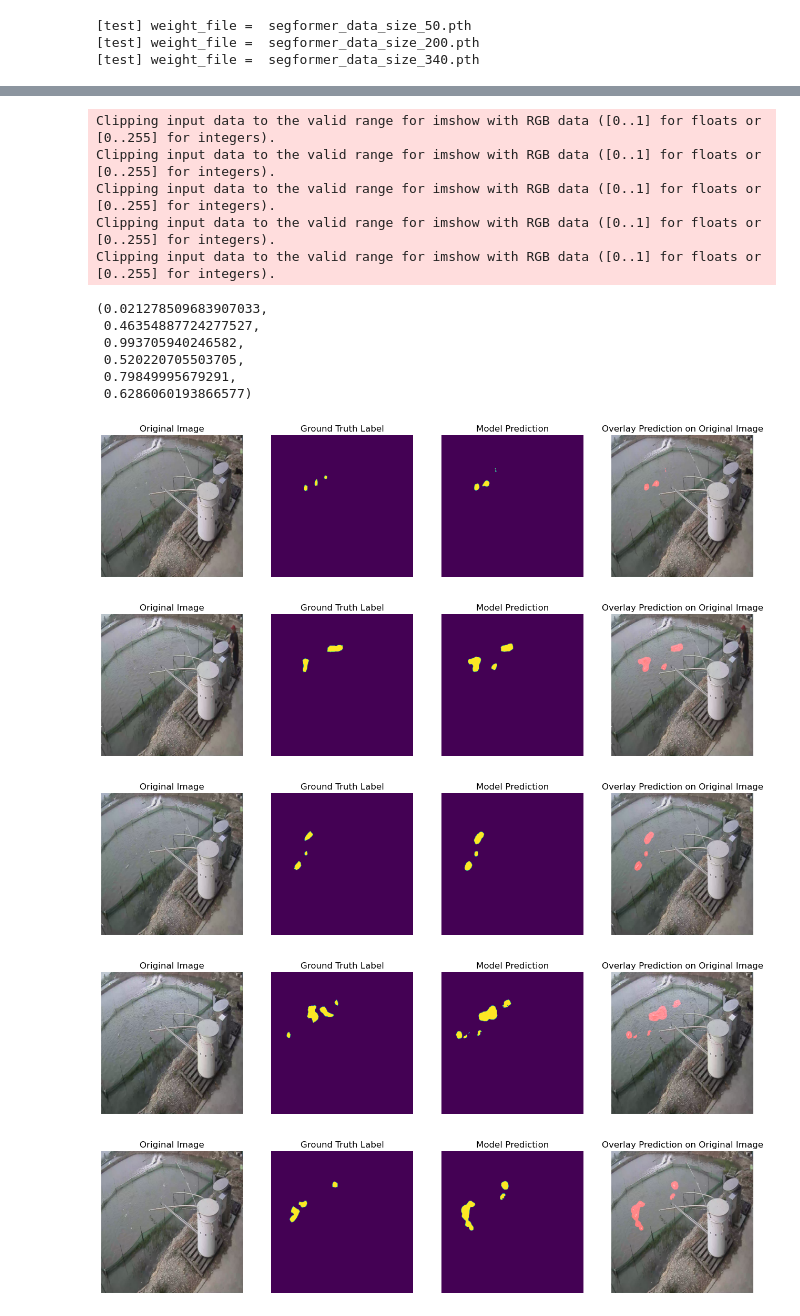
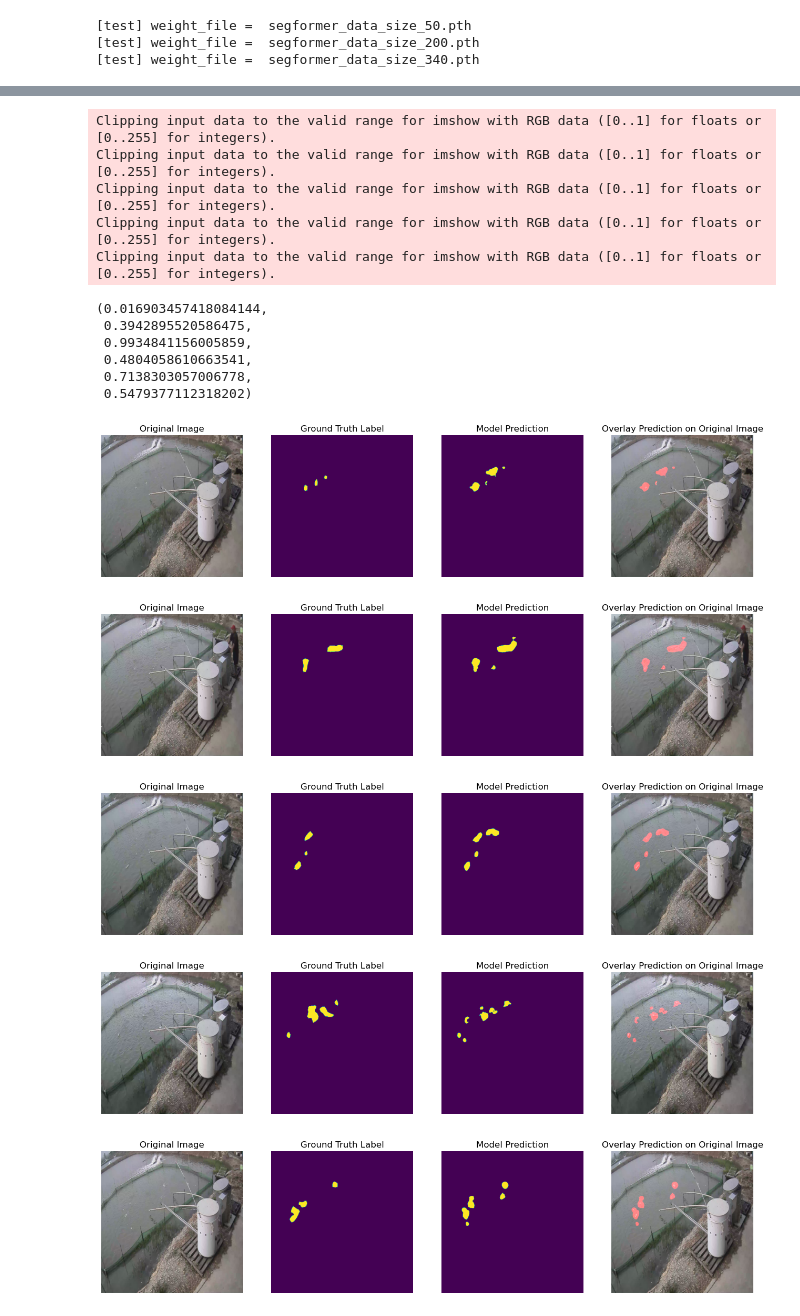
Before and after one commit to Eat-Apple-Again/RipplesDetection, a Jupyter notebook: KD_segformer_0409_num2.ipynb, the cells around one changed output, grey strips where cells are left out. Cells and saved outputs as stored; diff of their text form; code cells hidden in the pictures.

Commit message:
Re-labeled 340 images and KD from mit-b0, initial model weight.

```diff
--- a/KD_segformer_0409_num2.ipynb
+++ b/KD_segformer_0409_num2.ipynb
@@ -180,7 +180,7 @@ def train(model, teacher_model, teacher_image_processor, train_loader, val_loade
     # 動態生成儲存模型權重的檔名，加入目前使用的資料集大小的數字
     weight_filename = f"segformer_data_size_{train_size}.pth"
     # 確定weights資料夾是否存在，如果不存在則創建它
-    weights_dir = os.path.join(os.getcwd(), f"weights_KD_segformer_0418test_{int(teacher_ratio*100)}")
+    weights_dir = os.path.join(os.getcwd(), f"weights_KD_segformer_0418test_from0_{int(teacher_ratio*100)}")
     if not os.path.exists(weights_dir):
         os.makedirs(weights_dir)
     model_pathname = os.path.join(weights_dir, weight_filename)
@@ -345,7 +345,7 @@ class MySegFormer_0409(nn.Module):
 model_name = "nvidia/mit-b0"
 num_classes = 2
 model_segformer = MySegFormer_0409(num_classes)
-model_segformer.load_state_dict(torch.load('weights_KD_segformer_0409test_90\segformer_data_size_200.pth'))
+#model_segformer.load_state_dict(torch.load('weights_KD_segformer_0409test_90\segformer_data_size_200.pth'))
 """
 # Student Model: Segformer
 model_name = "nvidia/mit-b0"
@@ -588,7 +588,7 @@ for key in metrics_keys:
 # %%
 def test_model_and_visualize_9(model, test_loader, num_visualizations=5):
     device = torch.device("cuda" if torch.cuda.is_available() else "cpu")
-    model.load_state_dict(torch.load('weights_KD_segformer_0418test_90\segformer_data_size_340.pth'))
+    model.load_state_dict(torch.load('weights_KD_segformer_0418test_from0_90\segformer_data_size_340.pth'))
     model.to(device)
     model.eval()
 
@@ -619,41 +619,41 @@ def test_model_and_visualize_9(model, test_loader, num_visualizations=5):
 
             # Calculate metrics
             iou_scores.append(jaccard_score(true_flat, pred_flat, average='binary', zero_division=0))
             accuracies.append(accuracy_score(true_flat, pred_flat))
             precisions.append(precision_score(true_flat, pred_flat, average='binary', zero_division=0))
             recalls.append(recall_score(true_flat, pred_flat, average='binary', zero_division=0))
             f1_scores.append(f1_score(true_flat, pred_flat, average='binary', zero_division=0))
 
 
             if idx < num_visualizations:
                 # Visualize results
                 showSegmentationResult(model, [(image, mask)], num_images=1)
 
     avg_loss = total_loss / len(test_loader)
     avg_iou = np.mean(iou_scores)
     avg_accuracy = np.mean(accuracies)
     avg_precision = np.mean(precisions)
     avg_recall = np.mean(recalls)
     avg_f1 = np.mean(f1_scores)
 
 
     return avg_loss, avg_iou, avg_accuracy, avg_precision, avg_recall, avg_f1
 
 test_model_and_visualize_9(model_segformer, test_loader, 5)
 # %% [output]
 Clipping input data to the valid range for imshow with RGB data ([0..1] for floats or [0..255] for integers).
 Clipping input data to the valid range for imshow with RGB data ([0..1] for floats or [0..255] for integers).
 Clipping input data to the valid range for imshow with RGB data ([0..1] for floats or [0..255] for integers).
 Clipping input data to the valid range for imshow with RGB data ([0..1] for floats or [0..255] for integers).
 Clipping input data to the valid range for imshow with RGB data ([0..1] for floats or [0..255] for integers).
-(0.021278509683907033,
- 0.46354887724277527,
- 0.993705940246582,
- 0.520220705503705,
- 0.79849995679291,
- 0.6286060193866577)
+(0.016903457418084144,
+ 0.3942895520586475,
+ 0.9934841156005859,
+ 0.4804058610663541,
+ 0.7138303057006778,
+ 0.5479377112318202)
-[figure, old version]
+[figure, new version]
-[figure, old version]
+[figure, new version]
-[figure, old version]
+[figure, new version]
-[figure, old version]
+[figure, new version]
-[figure, old version]
+[figure, new version]
```
Also changed, not shown: parts of 4 cells of this notebook.
